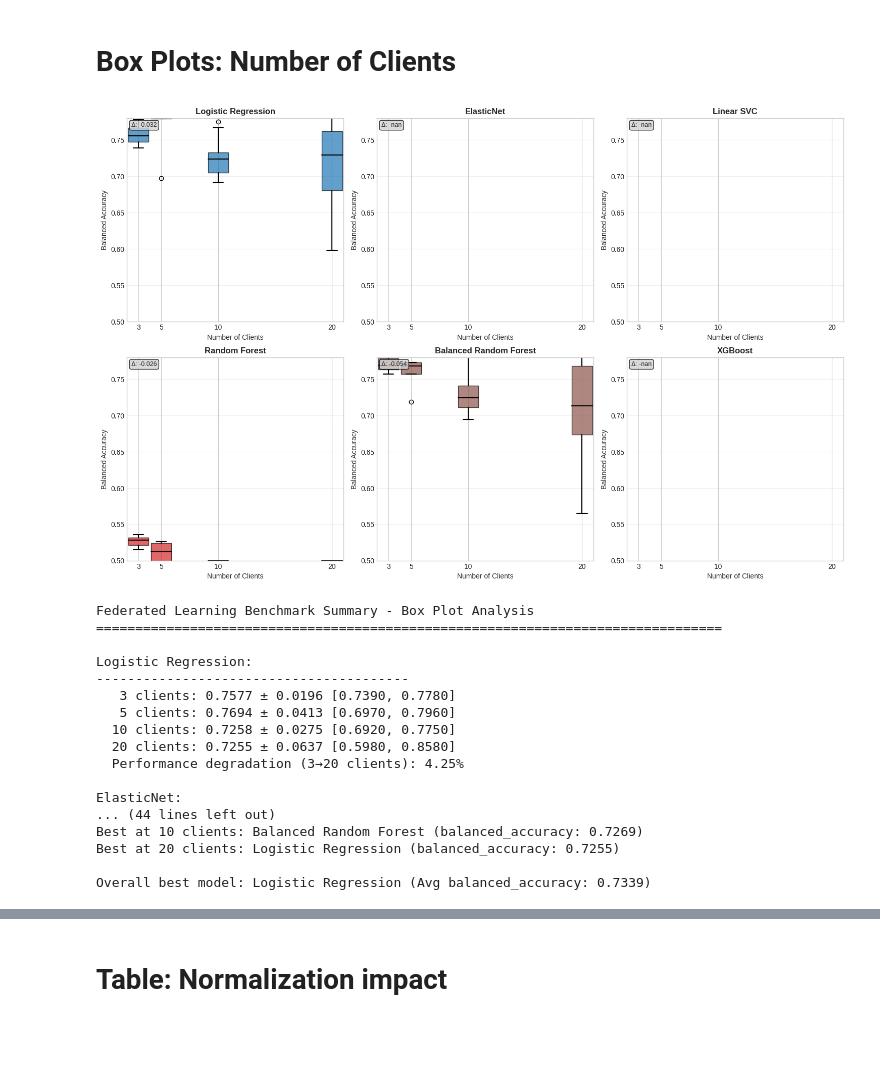
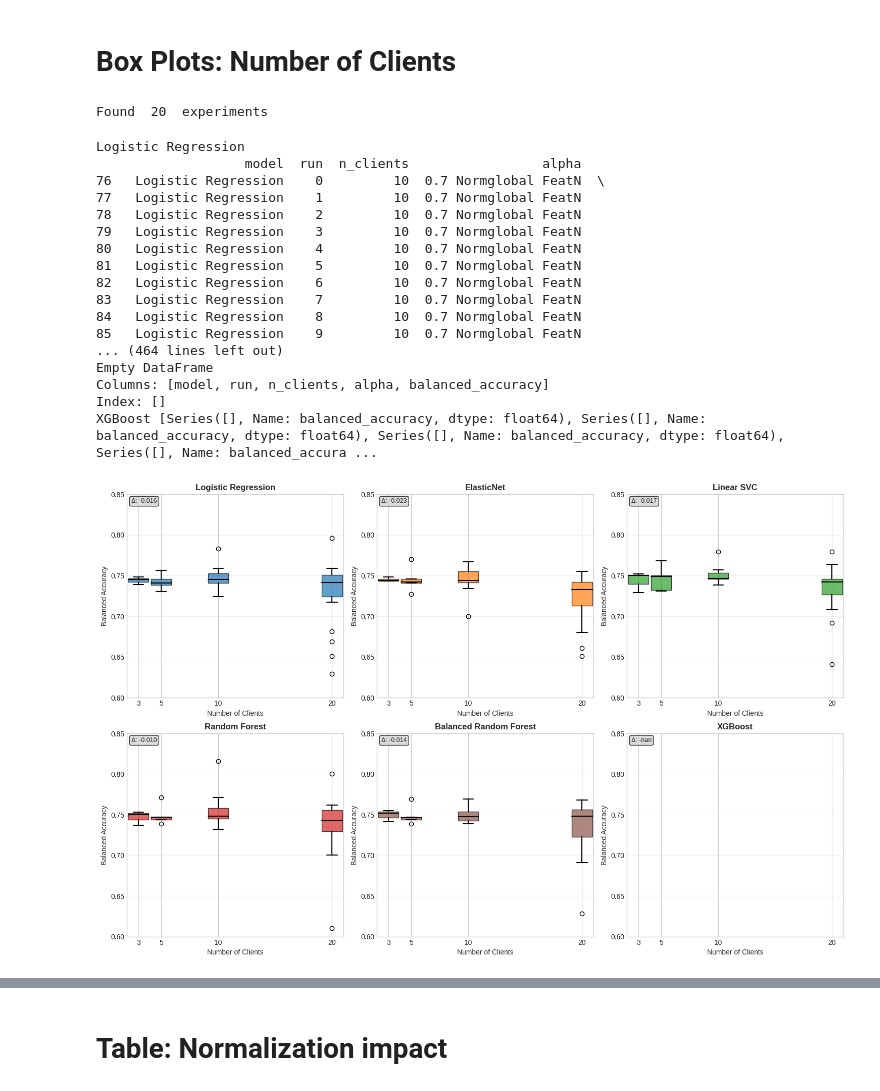
Before and after one commit to DataTools4Heart/flcore, a Jupyter notebook: plots.ipynb, the cells around one changed output, grey strips where cells are left out. Cells and saved outputs as stored; diff of their text form; code cells hidden in the pictures; blank space fills up the shorter version.

Commit message:
Update benchmarking parameters

```diff
--- a/plots.ipynb
+++ b/plots.ipynb
@@ -125,6 +108,22 @@ plt.show()
 [figure]
 # %% [markdown]
 # Box Plots: Number of Clients
+# %%
+# Feature selection experiment
+# experiment_name = "experiment_good"
+# experiment_name = "experiment_all_10percent"
+experiment_name = "num_clients_ablation"
+benchmark_dir = "benchmark_results_num_clients_ablation"
+model_names = ["balanced_random_forest"]
+datasets = ["diabetes"]
+# num_clients = [5,10]
+dirichlet_alpha = ["0.7"]
+# dirichlet_alpha = ["aNone"]
+keywords = [experiment_name] + datasets + dirichlet_alpha
+
+data = load_data(benchmark_dir, experiment_name, keywords)
+# %% [output]
+Found  20  experiments
 # %%
 import numpy as np
 import matplotlib.pyplot as plt
@@ -142,7 +141,9 @@ clients = [3, 5, 10, 20]  # Only these client numbers
 # clients = [3, 5, 10]  # Only these client numbers
 
 extracted_data = []
-metric = "balanced_accuracy"
+# metric = "auroc"
+metric = "local balanced_accuracy"
+# metric = "balanced_accuracy"
 for model_name, df in data.items():
     model = model_name.split(" C")[0]
     if model == "Elastic Net":
@@ -181,27 +182,15 @@ colors = {
     'MLP': '#8c564b'
 }
 
-# Prepare data for boxplot
-# boxplot_data = []
-# client_labels = []
 x_positions = clients
-
-# for client_idx, client in enumerate(clients):
-#     client_data = model_data[model_data['n_clients'] == client][metric]
-#     if len(client_data) > 0:
-#         boxplot_data.append(client_data)
-#         # Use actual client number as x-position
-#         client_labels.append(f'{client}')
-
-# print(box_positions)
-# x
 
 # Plot box plots for each model in separate subplots
 for i, model in enumerate(models):
     if i < len(axes):  # Ensure we don't exceed subplot count
         ax = axes[i]
         model_data = df[df['model'] == model]
-
+        print(model)
+        print(model_data)
         # Prepare data for boxplot
         boxplot_data = []
         client_labels = []
@@ -244,6 +233,7 @@ for i, model in enumerate(models):
         ax.set_xticks(box_positions)
         ax.set_xticklabels(client_labels)
 
+        print(model, boxplot_data)
         # Set subplot title and labels
         ax.set_title(f'{model}', fontsize=12, fontweight='bold')
         ax.set_xlabel('Number of Clients', fontsize=10)
@@ -252,7 +242,7 @@ for i, model in enumerate(models):
 
         # Set consistent y-axis across all subplots
         # ax.set_ylim(0.5, 0.78)
-        ax.set_ylim(0.4, 0.85)
+        ax.set_ylim(0.6, 0.85)
 
         # Set x-axis limits with some padding
         ax.set_xlim(min(box_positions) - min_gap * 0.5,
@@ -308,48 +298,48 @@ for model in models:
     perf_20 = model_data[model_data['n_clients'] == 20][metric].mean()
     degradation = ((perf_3 - perf_20) / perf_3) * 100
     print(f"  Performance degradation (3→20 clients): {degradation:.2f}%")
 
 # Comparative analysis
 print("\n" + "=" * 80)
 print("COMPARATIVE ANALYSIS:")
 print("=" * 80)
 
 # Find best performing model at each client count
 for client in clients:
     client_data = df[df['n_clients'] == client]
     best_model = None
     best_auc = 0
 
     for model in models:
         model_auc = client_data[client_data['model'] == model][metric].mean()
         if model_auc > best_auc:
             best_auc = model_auc
             best_model = model
 
     print(f"Best at {client:2d} clients: {best_model} ({metric}: {best_auc:.4f})")
 
 # Overall best model
 overall_means = df.groupby('model')[metric].mean()
 best_overall_model = overall_means.idxmax()
 best_overall_auc = overall_means.max()
 
 print(f"\nOverall best model: {best_overall_model} (Avg {metric}: {best_overall_auc:.4f})")
 # %% [output]
+Logistic Regression
+                   model  run  n_clients                 alpha
+76   Logistic Regression    0         10  0.7 Normglobal FeatN  \
+77   Logistic Regression    1         10  0.7 Normglobal FeatN
+78   Logistic Regression    2         10  0.7 Normglobal FeatN
+79   Logistic Regression    3         10  0.7 Normglobal FeatN
+80   Logistic Regression    4         10  0.7 Normglobal FeatN
+81   Logistic Regression    5         10  0.7 Normglobal FeatN
+82   Logistic Regression    6         10  0.7 Normglobal FeatN
+83   Logistic Regression    7         10  0.7 Normglobal FeatN
+84   Logistic Regression    8         10  0.7 Normglobal FeatN
+85   Logistic Regression    9         10  0.7 Normglobal FeatN
+... (464 lines left out)
+Empty DataFrame
+Columns: [model, run, n_clients, alpha, balanced_accuracy]
+Index: []
+XGBoost [Series([], Name: balanced_accuracy, dtype: float64), Series([], Name: balanced_accuracy, dtype: float64), Series([], Name: balanced_accuracy, dtype: float64), Series([], Name: balanced_accura ...
-[figure, old version]
+[figure, new version]
-Federated Learning Benchmark Summary - Box Plot Analysis
-================================================================================
-
-Logistic Regression:
-----------------------------------------
-   3 clients: 0.7577 ± 0.0196 [0.7390, 0.7780]
-   5 clients: 0.7694 ± 0.0413 [0.6970, 0.7960]
-  10 clients: 0.7258 ± 0.0275 [0.6920, 0.7750]
-  20 clients: 0.7255 ± 0.0637 [0.5980, 0.8580]
-  Performance degradation (3→20 clients): 4.25%
-
-ElasticNet:
-... (44 lines left out)
-Best at 10 clients: Balanced Random Forest (balanced_accuracy: 0.7269)
-Best at 20 clients: Logistic Regression (balanced_accuracy: 0.7255)
-
-Overall best model: Logistic Regression (Avg balanced_accuracy: 0.7339)
```
Also changed, not shown: parts of 4 cells of this notebook, 1 other file.
